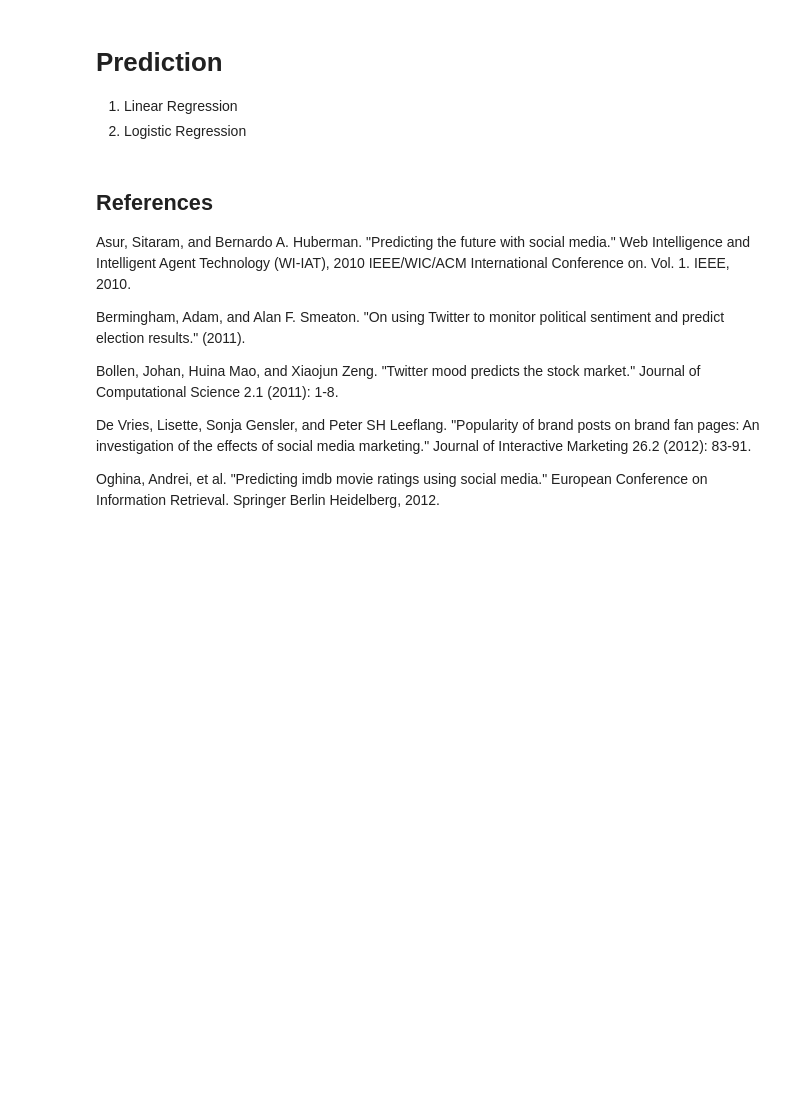
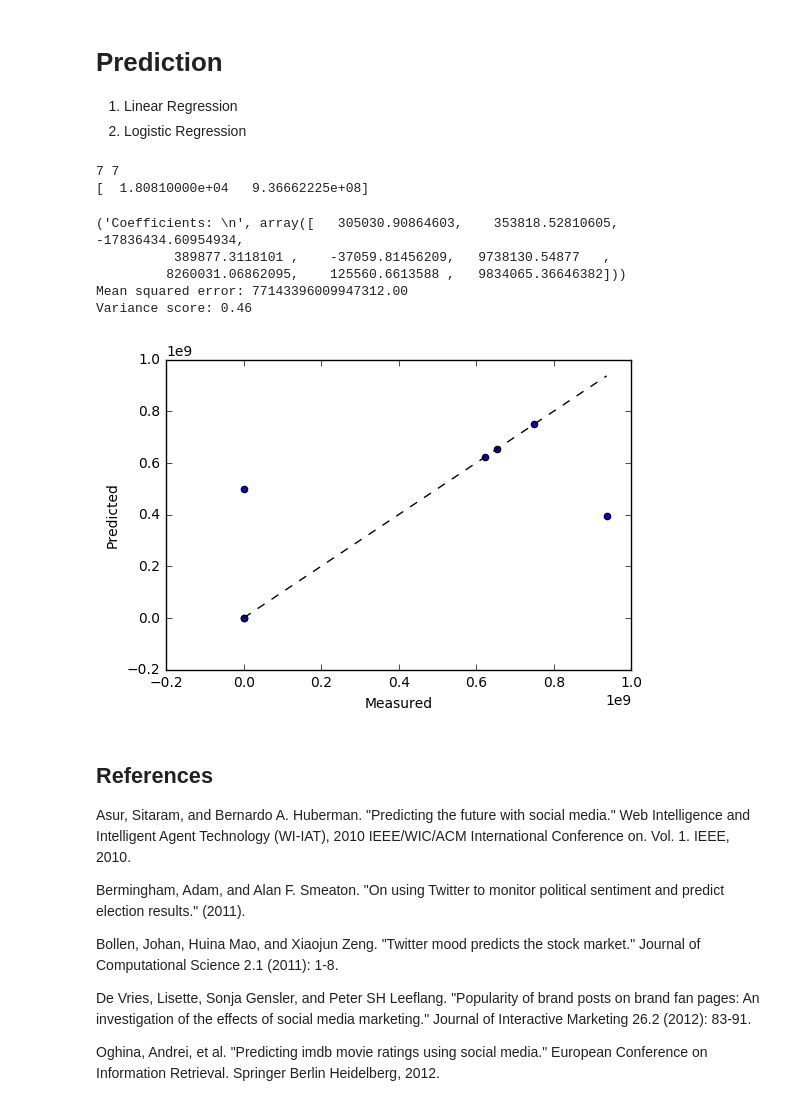
Before and after one commit to law-liet/15-388-688_Project, a Jupyter notebook: project.ipynb, the cells around one changed output. Saved outputs shown, nothing was run; the diff lists cells and outputs as text; code cells hidden in the pictures; blank space fills up the shorter version.

Commit message:
add linear regression

```diff
--- a/project.ipynb
+++ b/project.ipynb
@@ -163,5 +164,5 @@ print directories
 for directory in directories:
     BOM_id = directory[5:]
     print BOM_id
-    fetched_movie[BOM_id] = pd.read_csv(directory, sep=';', index_col=0)
+    fetched_movie[BOM_id] = pd.read_csv(directory, sep=';', index_col=0, dtype={'probability':dict})
 # %% [output]
@@ -362,6 +403,45 @@ array([  1.00000000e+03,   1.09090909e+03,   9.21240000e+01,
 # Prediction
 1. Linear Regression
 2. Logistic Regression
+# %%
+print len(X), len(y)
+P = np.random.permutation(range(len(X)))
+tr_end = np.floor(0.75 * len(P))
+
+X_tr, X_eval = X[P[:tr_end],:], X[P[tr_end:],:]
+y_tr, y_eval = y[P[:tr_end]], y[P[tr_end:]]
+
+print y_eval
+# %% [output]
+7 7
+[  1.80810000e+04   9.36662225e+08]
+# %%
+def train_and_eval(X_tr, y_tr, X_eval, y_eval):
+    lr = sklearn.linear_model.LinearRegression()
+    lr.fit(X_tr,y_tr)
+    # The coefficients
+    print('Coefficients: \n', lr.coef_)
+    # The mean squared error
+    print("Mean squared error: %.2f"
+          % np.mean((lr.predict(X_eval) - y_eval) ** 2))
+    # Explained variance score: 1 is perfect prediction
+    print('Variance score: %.2f' % lr.score(X_eval, y_eval))
+    # Plot outputs
+    fig, ax = plt.subplots()
+    ax.scatter(y_eval, lr.predict(X_eval))
+    ax.plot([y_eval.min(), y_eval.max()], [y_eval.min(), y_eval.max()], 'k--', lw=1)
+    ax.set_xlabel('Measured')
+    ax.set_ylabel('Predicted')
+    plt.show()
+
+train_and_eval(X_tr, y_tr, X, y)
+# %% [output]
+('Coefficients: \n', array([   305030.90864603,    353818.52810605, -17836434.60954934,
+          389877.3118101 ,    -37059.81456209,   9738130.54877   ,
+         8260031.06862095,    125560.6613588 ,   9834065.36646382]))
+Mean squared error: 77143396009947312.00
+Variance score: 0.46
+[figure, added]
 # %% [markdown]
 ## References
 Asur, Sitaram, and Bernardo A. Huberman. "Predicting the future with social media." Web Intelligence and Intelligent Agent Technology (WI-IAT), 2010 IEEE/WIC/ACM International Conference on. Vol. 1. IEEE, 2010.
```
Also changed, not shown: parts of 5 cells of this notebook.
